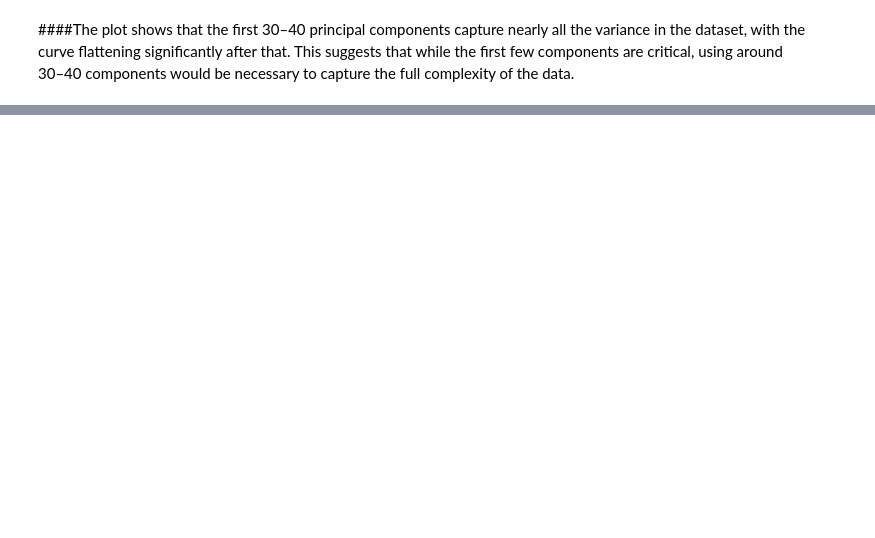
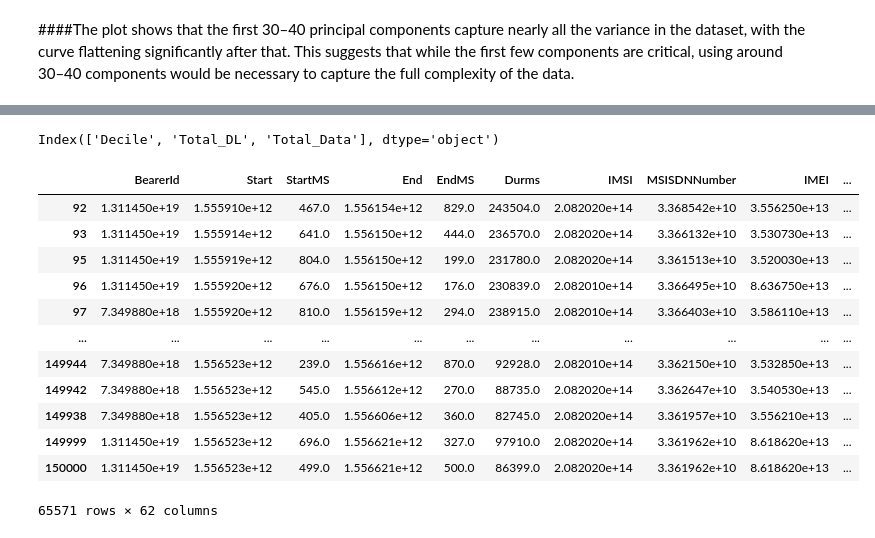
Before and after one commit to santoshdhalwalkar/Telecommunication, a Jupyter notebook: Telecommunication.ipynb, the cells around one changed output, grey strips where cells are left out. Saved outputs shown, nothing was run; the diff lists cells and outputs as text; code cells hidden in the pictures; blank space fills up the shorter version.

```diff
--- a/Telecommunication.ipynb
+++ b/Telecommunication.ipynb
@@ -904,0 +960,31 @@ df.to_csv("/content/drive/MyDrive/tele_cleandata.csv")
+# %%
+df_cleaned.columns
+# %% [output]
+Index(['Decile', 'Total_DL', 'Total_Data'], dtype='object')
+# %%
+
+
+# Define a threshold for missing values (e.g., keep columns with less than 50% missing values)
+threshold = 0.5
+
+# Retain only columns with less than the threshold percentage of missing values
+df = df.loc[:, df.isnull().mean() < threshold]
+
+# Save the modified DataFrame back to a CSV file
+df.to_csv('/content/drive/MyDrive/cleaned_tele.csv', index=False)
+# %%
+df
+# %% [output]
+|  | BearerId | Start | StartMS | End | EndMS | Durms | IMSI | MSISDNNumber | IMEI | ... |
+| 92 | 1.311450e+19 | 1.555910e+12 | 467.0 | 1.556154e+12 | 829.0 | 243504.0 | 2.082020e+14 | 3.368542e+10 | 3.556250e+13 | ... |
+| 93 | 1.311450e+19 | 1.555914e+12 | 641.0 | 1.556150e+12 | 444.0 | 236570.0 | 2.082020e+14 | 3.366132e+10 | 3.530730e+13 | ... |
+| 95 | 1.311450e+19 | 1.555919e+12 | 804.0 | 1.556150e+12 | 199.0 | 231780.0 | 2.082020e+14 | 3.361513e+10 | 3.520030e+13 | ... |
+| 96 | 1.311450e+19 | 1.555920e+12 | 676.0 | 1.556150e+12 | 176.0 | 230839.0 | 2.082010e+14 | 3.366495e+10 | 8.636750e+13 | ... |
+| 97 | 7.349880e+18 | 1.555920e+12 | 810.0 | 1.556159e+12 | 294.0 | 238915.0 | 2.082010e+14 | 3.366403e+10 | 3.586110e+13 | ... |
+| ... | ... | ... | ... | ... | ... | ... | ... | ... | ... | ... |
+| 149944 | 7.349880e+18 | 1.556523e+12 | 239.0 | 1.556616e+12 | 870.0 | 92928.0 | 2.082010e+14 | 3.362150e+10 | 3.532850e+13 | ... |
+| 149942 | 7.349880e+18 | 1.556523e+12 | 545.0 | 1.556612e+12 | 270.0 | 88735.0 | 2.082020e+14 | 3.362647e+10 | 3.540530e+13 | ... |
+| 149938 | 7.349880e+18 | 1.556523e+12 | 405.0 | 1.556606e+12 | 360.0 | 82745.0 | 2.082020e+14 | 3.361957e+10 | 3.556210e+13 | ... |
+| 149999 | 1.311450e+19 | 1.556523e+12 | 696.0 | 1.556621e+12 | 327.0 | 97910.0 | 2.082020e+14 | 3.361962e+10 | 8.618620e+13 | ... |
+| 150000 | 1.311450e+19 | 1.556523e+12 | 499.0 | 1.556621e+12 | 500.0 | 86399.0 | 2.082020e+14 | 3.361962e+10 | 8.618620e+13 | ... |
+65571 rows × 62 columns
```
Also changed, not shown: parts of 12 cells of this notebook.
